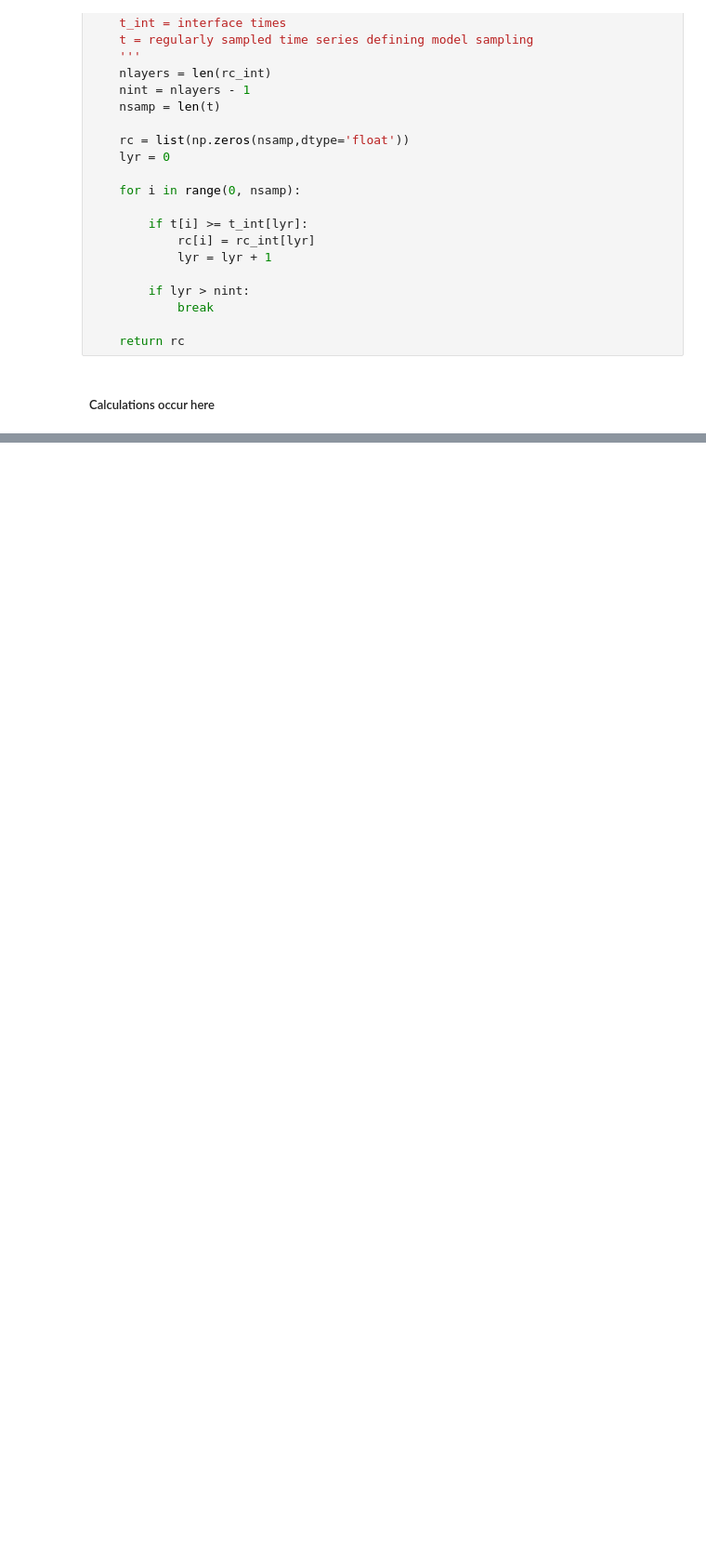
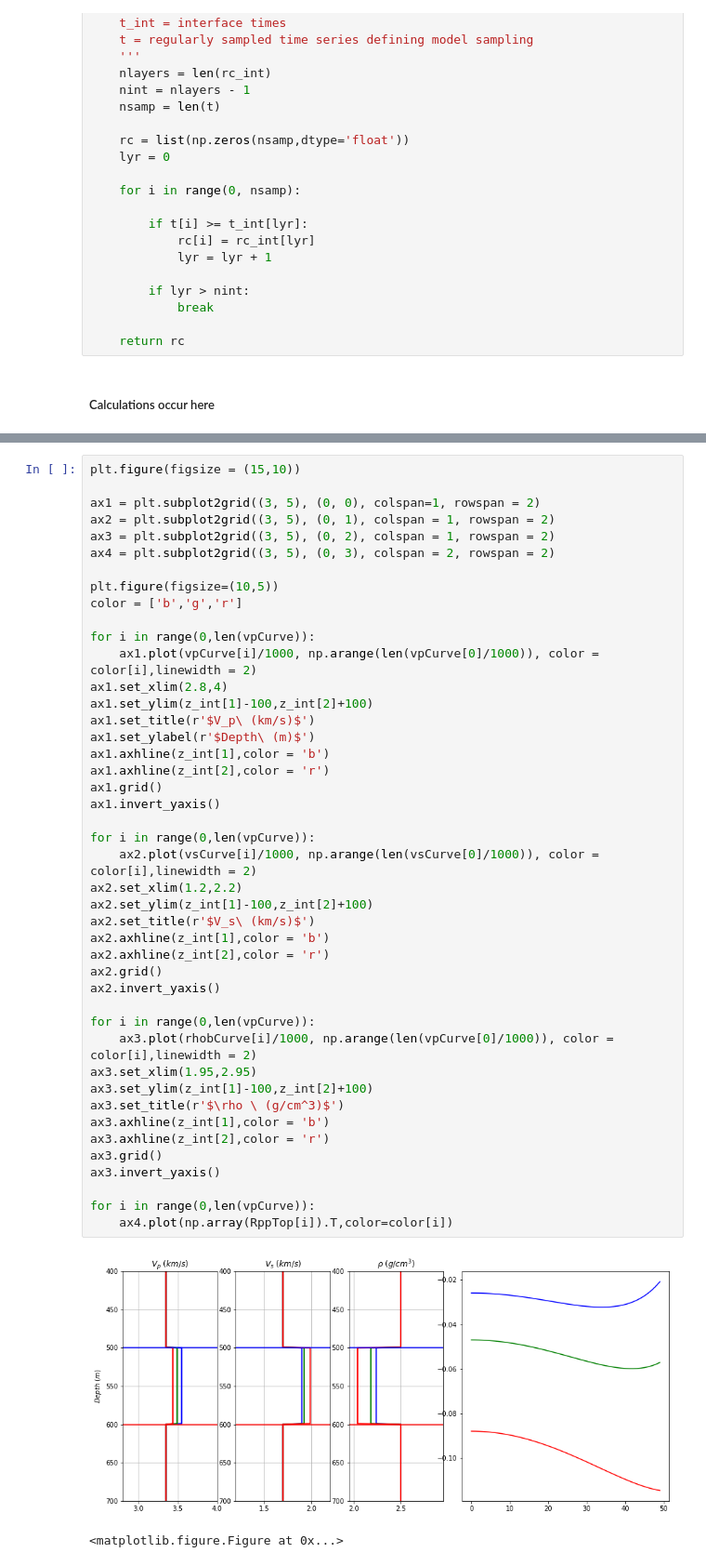
Before and after one commit to tccw/geotools, a Jupyter notebook: FluidSubstitution.ipynb, the cells around one changed output, grey strips where cells are left out. Shown at 93% size. Drawn from its saved outputs; the diff is of its cells as text; blank space fills up the shorter version.

```diff
--- a/FluidSubstitution.ipynb
+++ b/FluidSubstitution.ipynb
@@ -437,0 +443,47 @@ ax3.invert_yaxis()
+# %%
+plt.figure(figsize = (15,10))
+
+ax1 = plt.subplot2grid((3, 5), (0, 0), colspan=1, rowspan = 2)
+ax2 = plt.subplot2grid((3, 5), (0, 1), colspan = 1, rowspan = 2)
+ax3 = plt.subplot2grid((3, 5), (0, 2), colspan = 1, rowspan = 2)
+ax4 = plt.subplot2grid((3, 5), (0, 3), colspan = 2, rowspan = 2)
+
+plt.figure(figsize=(10,5))
+color = ['b','g','r']
+
+for i in range(0,len(vpCurve)):
+    ax1.plot(vpCurve[i]/1000, np.arange(len(vpCurve[0]/1000)), color = color[i],linewidth = 2)
+ax1.set_xlim(2.8,4)
+ax1.set_ylim(z_int[1]-100,z_int[2]+100)
+ax1.set_title(r'$V_p\ (km/s)$')
+ax1.set_ylabel(r'$Depth\ (m)$')
+ax1.axhline(z_int[1],color = 'b')
+ax1.axhline(z_int[2],color = 'r')
+ax1.grid()
+ax1.invert_yaxis()
+
+for i in range(0,len(vpCurve)):
+    ax2.plot(vsCurve[i]/1000, np.arange(len(vsCurve[0]/1000)), color = color[i],linewidth = 2)
+ax2.set_xlim(1.2,2.2)
+ax2.set_ylim(z_int[1]-100,z_int[2]+100)
+ax2.set_title(r'$V_s\ (km/s)$')
+ax2.axhline(z_int[1],color = 'b')
+ax2.axhline(z_int[2],color = 'r')
+ax2.grid()
+ax2.invert_yaxis()
+
+for i in range(0,len(vpCurve)):
+    ax3.plot(rhobCurve[i]/1000, np.arange(len(vpCurve[0]/1000)), color = color[i],linewidth = 2)
+ax3.set_xlim(1.95,2.95)
+ax3.set_ylim(z_int[1]-100,z_int[2]+100)
+ax3.set_title(r'$\rho \ (g/cm^3)$')
+ax3.axhline(z_int[1],color = 'b')
+ax3.axhline(z_int[2],color = 'r')
+ax3.grid()
+ax3.invert_yaxis()
+
+for i in range(0,len(vpCurve)):
+    ax4.plot(np.array(RppTop[i]).T,color=color[i])
+# %% [output]
+[figure, added]
+<matplotlib.figure.Figure at 0x...>
```
Also changed, not shown: parts of 4 cells of this notebook.
